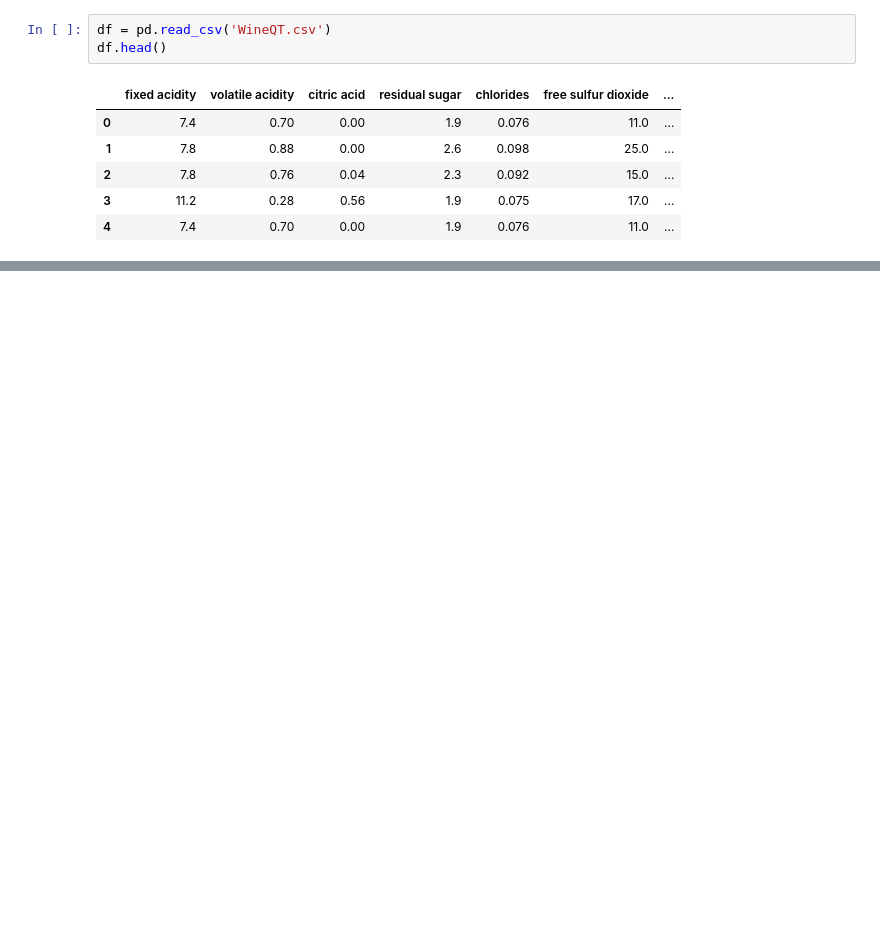
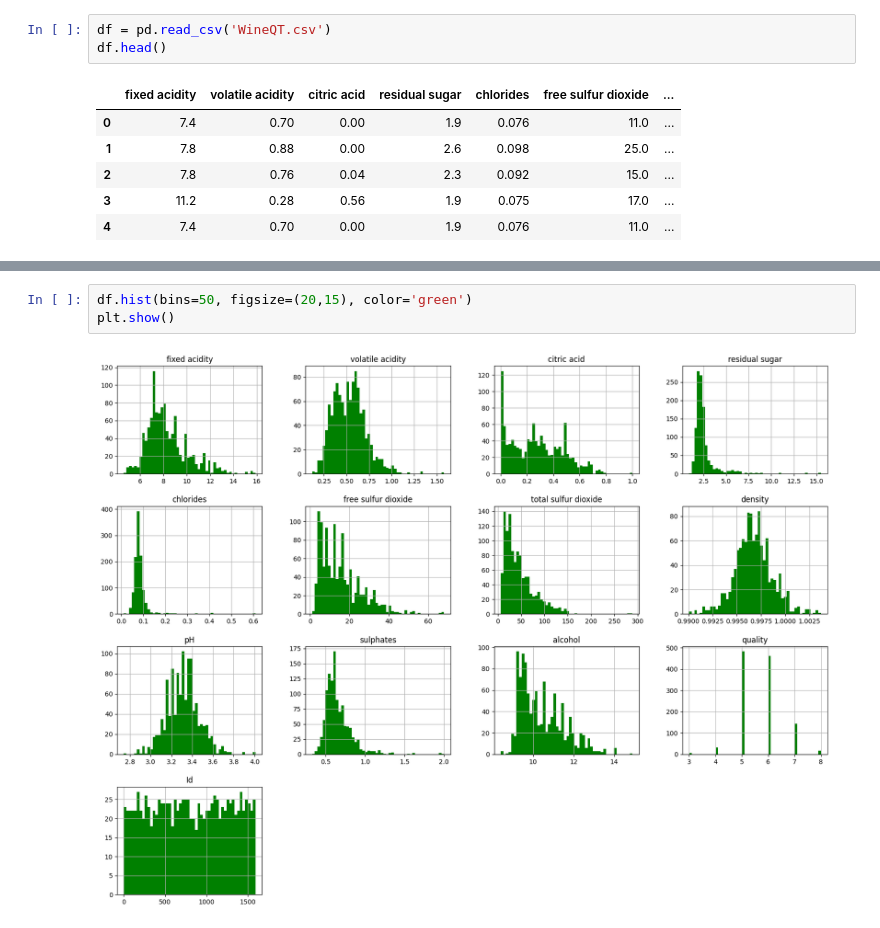
Before and after one commit to pshemach/Wine-Quality-Prediction, a Jupyter notebook: research/Experiments.ipynb, the cells around one changed output, grey strips where cells are left out. Drawn from its saved outputs; the diff is of its cells as text; blank space fills up the shorter version.

```diff
--- a/research/Experiments.ipynb
+++ b/research/Experiments.ipynb
@@ -13,0 +67,5 @@ df.head()
+# %%
+df.hist(bins=50, figsize=(20,15), color='green')
+plt.show()
+# %% [output]
+[figure, added]
```
Also changed, not shown: parts of 18 cells of this notebook, 1 other file.
